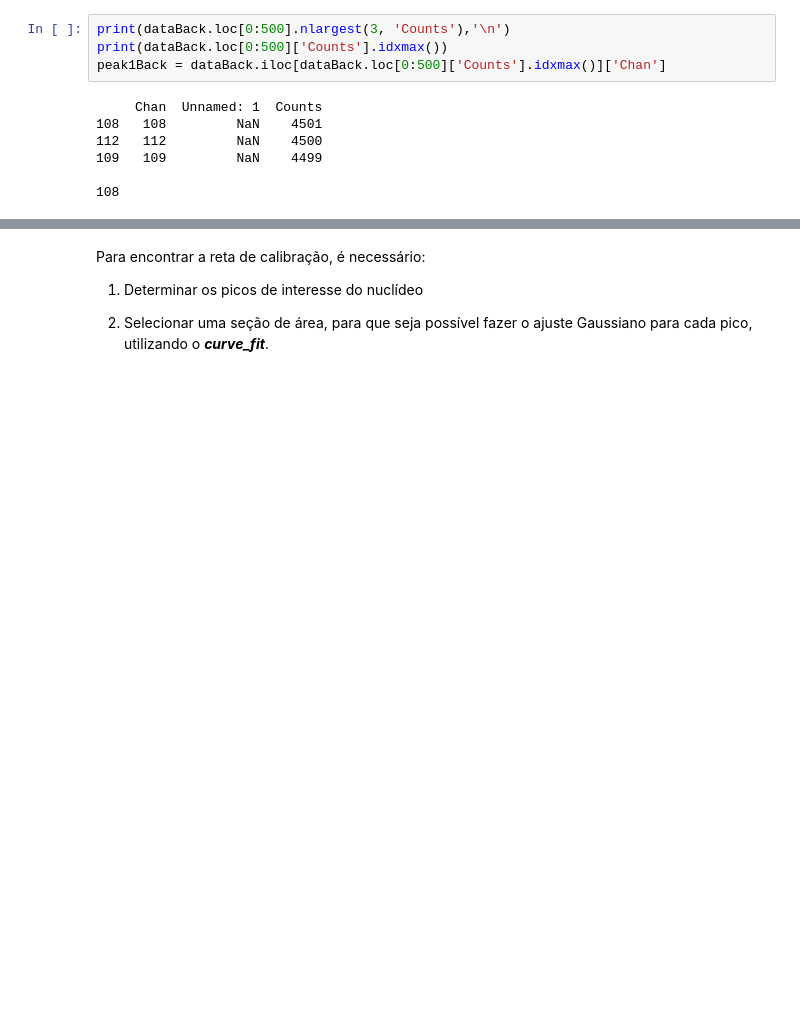
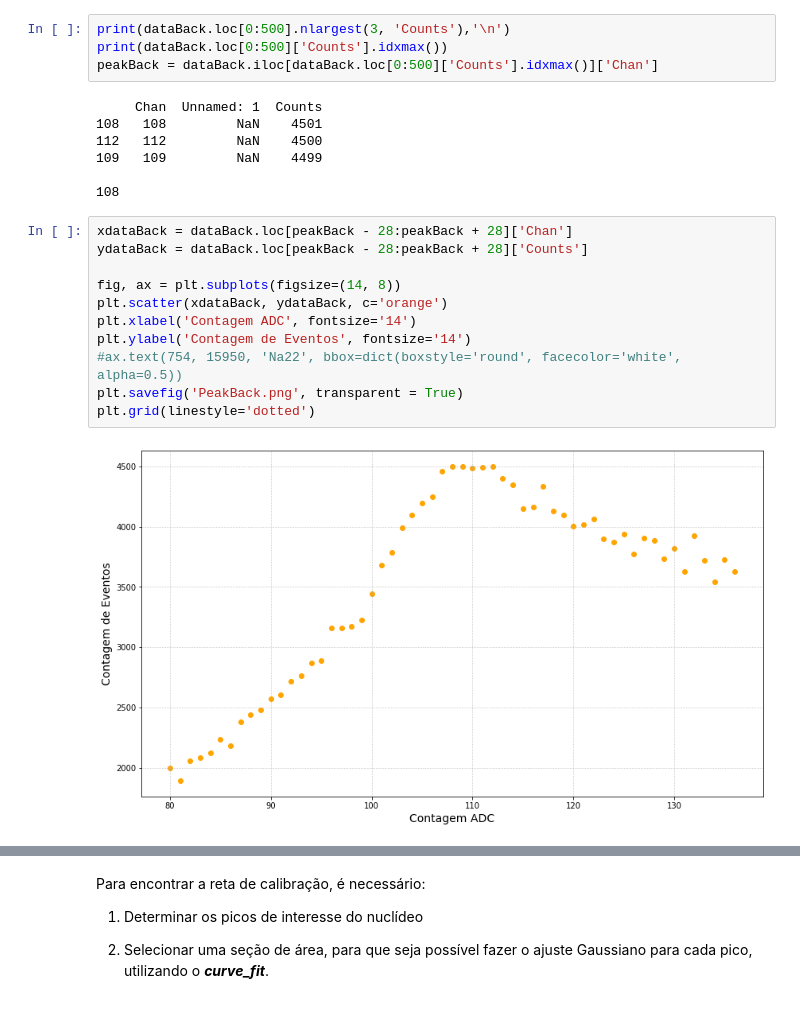
Before and after one commit to goulartsursula/DisciplinasUERJ, a Jupyter notebook: Estrutura da Materia 3/EspectroscopiaGama.ipynb, the cells around one changed output, grey strips where cells are left out. Saved outputs shown, nothing was run; the diff lists cells and outputs as text; blank space fills up the shorter version.

```diff
--- a/Estrutura da Materia 3/EspectroscopiaGama.ipynb
+++ b/Estrutura da Materia 3/EspectroscopiaGama.ipynb
@@ -47,7 +47,7 @@ plt.grid(linestyle='dotted')
 # %%
 print(dataBack.loc[0:500].nlargest(3, 'Counts'),'\n')
 print(dataBack.loc[0:500]['Counts'].idxmax())
-peak1Back = dataBack.iloc[dataBack.loc[0:500]['Counts'].idxmax()]['Chan']
+peakBack = dataBack.iloc[dataBack.loc[0:500]['Counts'].idxmax()]['Chan']
 # %% [output]
      Chan  Unnamed: 1  Counts
 108   108         NaN    4501
@@ -55,3 +55,16 @@ peak1Back = dataBack.iloc[dataBack.loc[0:500]['Counts'].idxmax()]['Chan']
 109   109         NaN    4499
 
 108
+# %%
+xdataBack = dataBack.loc[peakBack - 28:peakBack + 28]['Chan']
+ydataBack = dataBack.loc[peakBack - 28:peakBack + 28]['Counts']
+
+fig, ax = plt.subplots(figsize=(14, 8))
+plt.scatter(xdataBack, ydataBack, c='orange')
+plt.xlabel('Contagem ADC', fontsize='14')
+plt.ylabel('Contagem de Eventos', fontsize='14')
+#ax.text(754, 15950, 'Na22', bbox=dict(boxstyle='round', facecolor='white', alpha=0.5))
+plt.savefig('PeakBack.png', transparent = True)
+plt.grid(linestyle='dotted')
+# %% [output]
+[figure, added]
```
Also changed, not shown: parts of 19 cells of this notebook.
